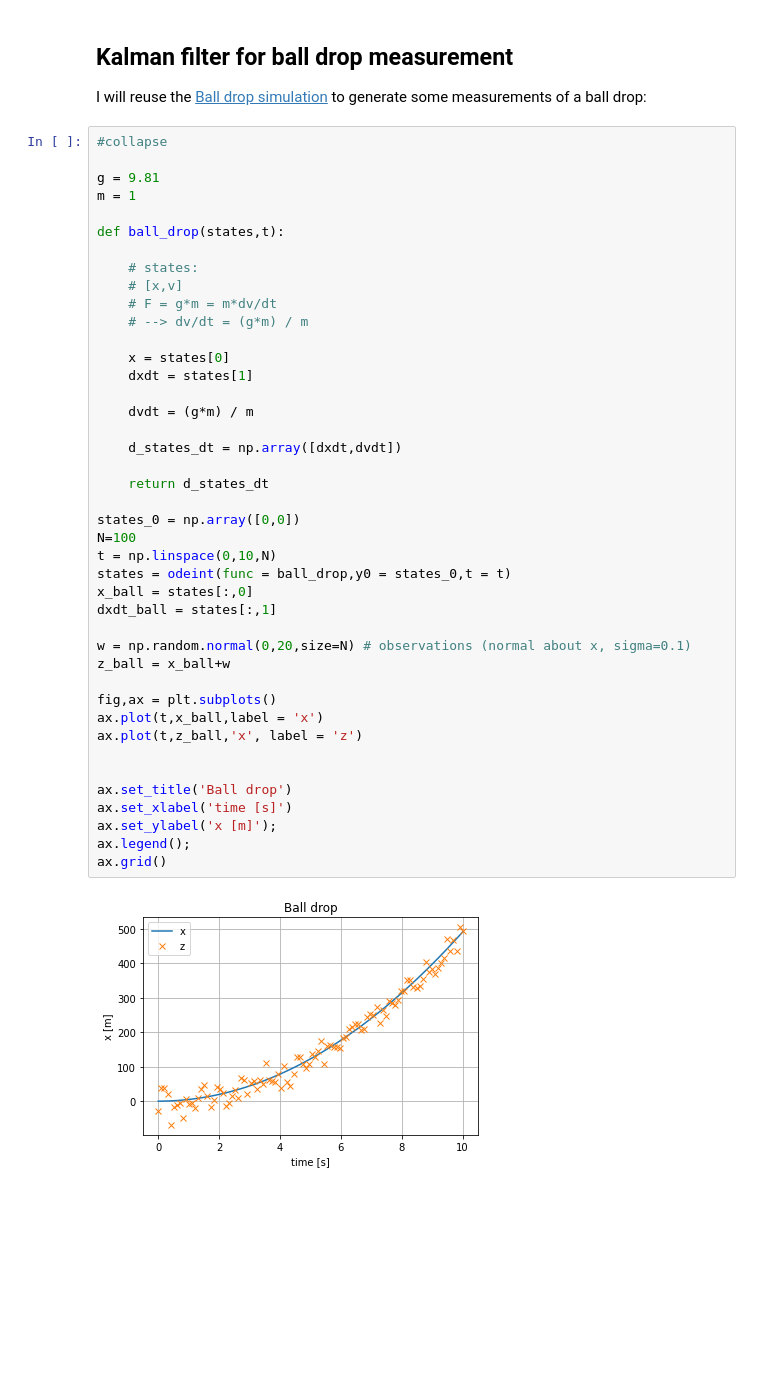
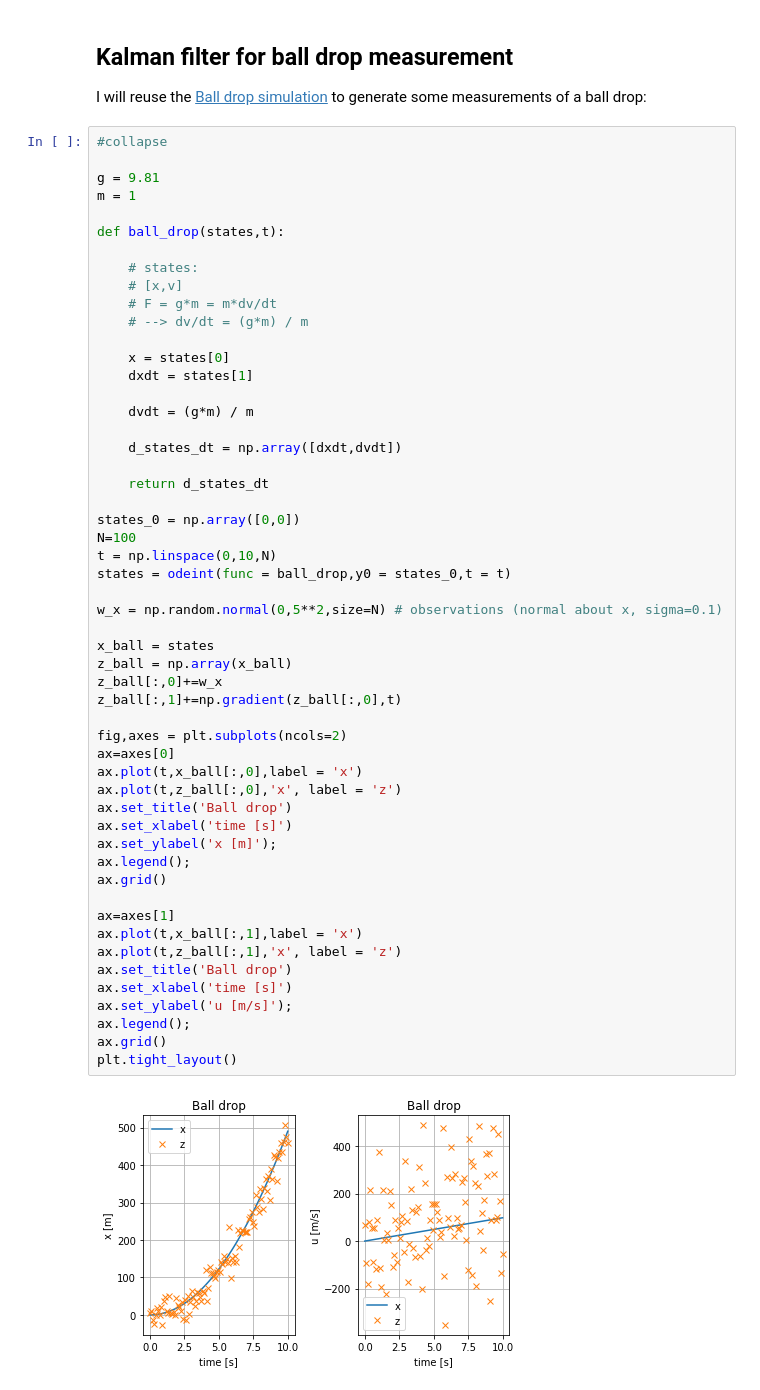
Before and after one commit to martinlarsalbert/feature_selection, a Jupyter notebook: _notebooks/2020-09-01-01_kalman_filter.ipynb, the cells around one changed output. Drawn from its saved outputs; the diff is of its cells as text; blank space fills up the shorter version.

Commit message:
Worked on the ball drop filtering.

```diff
--- a/_notebooks/2020-09-01-01_kalman_filter.ipynb
+++ b/_notebooks/2020-09-01-01_kalman_filter.ipynb
@@ -384,39 +383,50 @@ m = 1
 
 def ball_drop(states,t):
 
     # states:
     # [x,v]
     # F = g*m = m*dv/dt
     # --> dv/dt = (g*m) / m
 
     x = states[0]
     dxdt = states[1]
 
     dvdt = (g*m) / m
 
     d_states_dt = np.array([dxdt,dvdt])
 
     return d_states_dt
 
 states_0 = np.array([0,0])
 N=100
 t = np.linspace(0,10,N)
 states = odeint(func = ball_drop,y0 = states_0,t = t)
-x_ball = states[:,0]
-dxdt_ball = states[:,1]
 
-w = np.random.normal(0,20,size=N) # observations (normal about x, sigma=0.1)
-z_ball = x_ball+w
+w_x = np.random.normal(0,5**2,size=N) # observations (normal about x, sigma=0.1)
 
-fig,ax = plt.subplots()
-ax.plot(t,x_ball,label = 'x')
-ax.plot(t,z_ball,'x', label = 'z')
+x_ball = states
+z_ball = np.array(x_ball)
+z_ball[:,0]+=w_x
+z_ball[:,1]+=np.gradient(z_ball[:,0],t)
 
-
+fig,axes = plt.subplots(ncols=2)
+ax=axes[0]
+ax.plot(t,x_ball[:,0],label = 'x')
+ax.plot(t,z_ball[:,0],'x', label = 'z')
 ax.set_title('Ball drop')
 ax.set_xlabel('time [s]')
 ax.set_ylabel('x [m]');
 ax.legend();
 ax.grid()
+
+ax=axes[1]
+ax.plot(t,x_ball[:,1],label = 'x')
+ax.plot(t,z_ball[:,1],'x', label = 'z')
+ax.set_title('Ball drop')
+ax.set_xlabel('time [s]')
+ax.set_ylabel('u [m/s]');
+ax.legend();
+ax.grid()
+plt.tight_layout()
 # %% [output]
-[figure, old version]
+[figure, new version]
```
Also changed, not shown: parts of 16 cells of this notebook.
